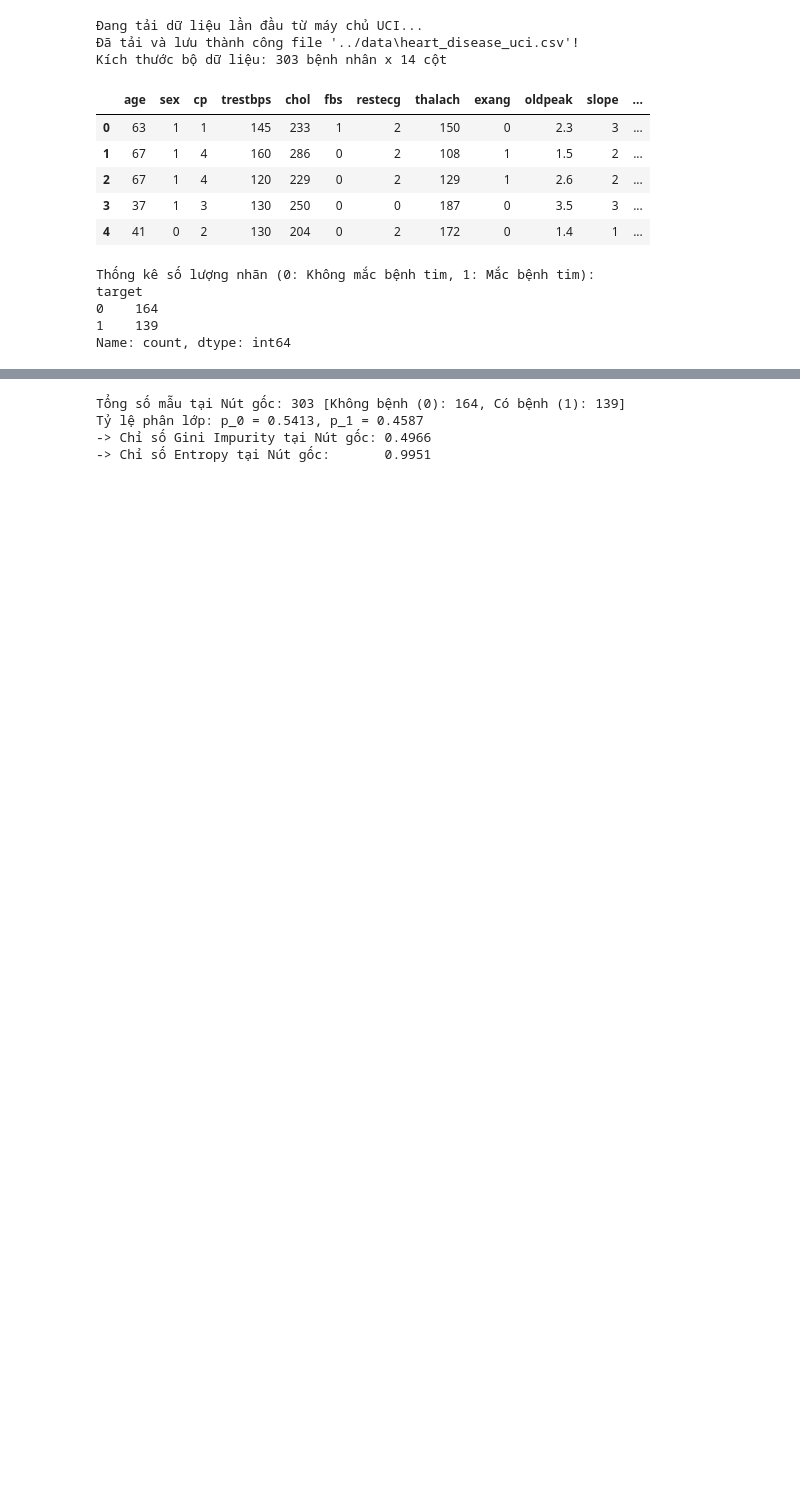
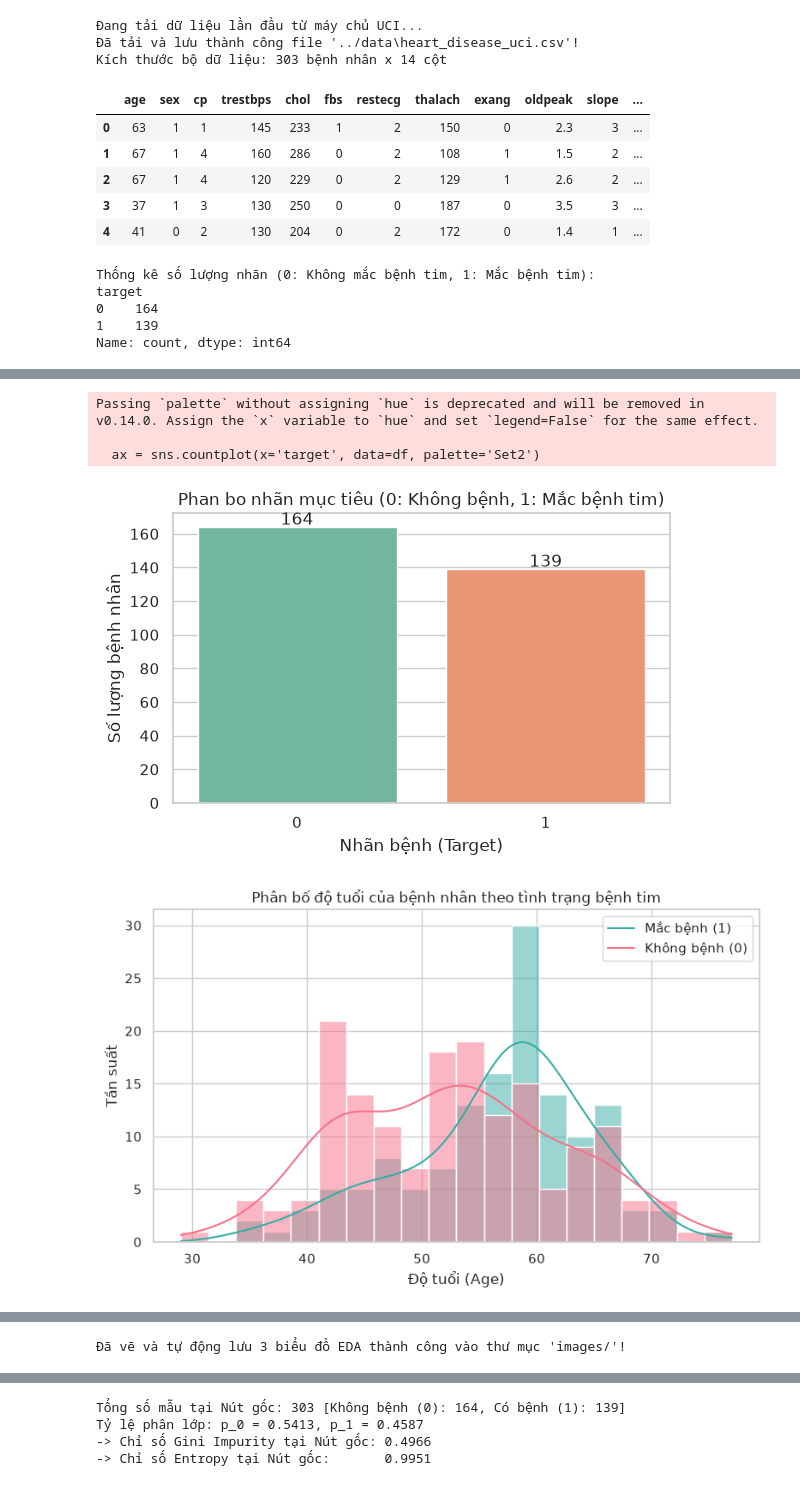
Before and after one commit to caohienITT05/khaipha_dulieu, a Jupyter notebook: notebooks/main_heart_disease.ipynb, the cells around one changed output, grey strips where cells are left out. Saved outputs shown, nothing was run; the diff lists cells and outputs as text; code cells hidden in the pictures; blank space fills up the shorter version.

```diff
--- a/notebooks/main_heart_disease.ipynb
+++ b/notebooks/main_heart_disease.ipynb
@@ -49,3 +49,18 @@ target
 0    164
 1    139
 Name: count, dtype: int64
+# %%
+# Kiểm tra số lượng giá trị bị khuyết ở từng cột
+missing_values = df.isnull().sum()
+print("Số lượng giá trị bị khuyết (Missing values) ở mỗi cột:")
+print(missing_values[missing_values > 0])
+
+# Xử lý dữ liệu khuyết: Điền giá trị khuyết bằng giá trị xuất hiện nhiều nhất (Mode) của cột đó
+# (Hoặc dùng phương pháp điền trung vị/median đối với biến số)
+for col in ['ca', 'thal']:
+    if col in df.columns and df[col].isnull().sum() > 0:
+        mode_val = df[col].mode()[0]
+        df[col] = df[col].fillna(mode_val)
+        print(f"Đã điền giá trị khuyết ở cột '{col}' bằng mode: {mode_val}")
+
+print(f"\nKiểm tra lại tổng số giá trị khuyết sau khi xử lý: {df.isnull().sum().sum()}")
@@ -51,0 +76,48 @@ Name: count, dtype: int64
+# %%
+import matplotlib.pyplot as plt
+import seaborn as sns
+
+# Cấu hình phong cách biểu đồ
+sns.set_theme(style="whitegrid")
+plt.rcParams['font.sans-serif'] = 'DejaVu Sans'
+
+# 1. Biểu đồ 1: Phân bố nhãn mục tiêu (Bệnh nhân có bệnh vs Không bệnh)
+plt.figure(figsize=(6, 4))
+ax = sns.countplot(x='target', data=df, palette='Set2')
+plt.title('Phan bo nhãn mục tiêu (0: Không bệnh, 1: Mắc bệnh tim)')
+plt.xlabel('Nhãn bệnh (Target)')
+plt.ylabel('Số lượng bệnh nhân')
+for p in ax.patches:
+    ax.annotate(f'{int(p.get_height())}', (p.get_x() + p.get_width() / 2., p.get_height()),
+                ha='center', va='center', xytext=(0, 5), textcoords='offset points')
+plt.tight_layout()
+plt.savefig(os.path.join(IMG_DIR, 'eda_target_distribution.png'), dpi=300)
+plt.show()
+
+# 2. Biểu đồ 2: Phân bố độ tuổi theo tình trạng bệnh
+plt.figure(figsize=(8, 5))
+sns.histplot(data=df, x='age', hue='target', kde=True, bins=20, palette='husl')
+plt.title('Phân bố độ tuổi của bệnh nhân theo tình trạng bệnh tim')
+plt.xlabel('Độ tuổi (Age)')
+plt.ylabel('Tần suất')
+plt.legend(['Mắc bệnh (1)', 'Không bệnh (0)'])
+plt.tight_layout()
+plt.savefig(os.path.join(IMG_DIR, 'eda_age_distribution.png'), dpi=300)
+plt.show()
+
+# 3. Biểu đồ 3: Ma trận tương quan giữa các đặc trưng (Correlation Heatmap)
+plt.figure(figsize=(12, 10))
+corr_matrix = df.corr()
+sns.heatmap(corr_matrix, annot=False, cmap='coolwarm', fmt=".2f", linewidths=0.5)
+plt.title('Ma trận tương quan Pearson giữa các thuộc tính lâm sàng')
+plt.tight_layout()
+plt.savefig(os.path.join(IMG_DIR, 'eda_correlation_heatmap.png'), dpi=300)
+plt.show()
+
+print("Đã vẽ và tự động lưu 3 biểu đồ EDA thành công vào thư mục 'images/'!")
+# %% [output]
+Passing `palette` without assigning `hue` is deprecated and will be removed in v0.14.0. Assign the `x` variable to `hue` and set `legend=False` for the same effect.
+
+  ax = sns.countplot(x='target', data=df, palette='Set2')
+[figure, added]
+[figure, added]
@@ -51,0 +125 @@ Name: count, dtype: int64
+Đã vẽ và tự động lưu 3 biểu đồ EDA thành công vào thư mục 'images/'!
```
Also changed, not shown: parts of 10 cells of this notebook, 7 other files.
